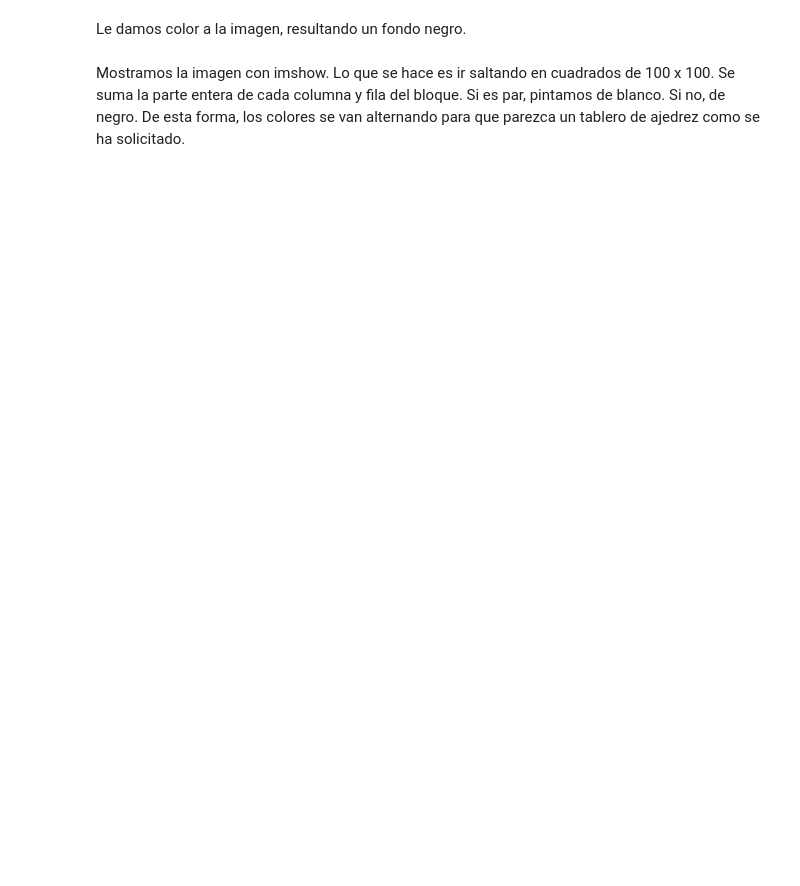
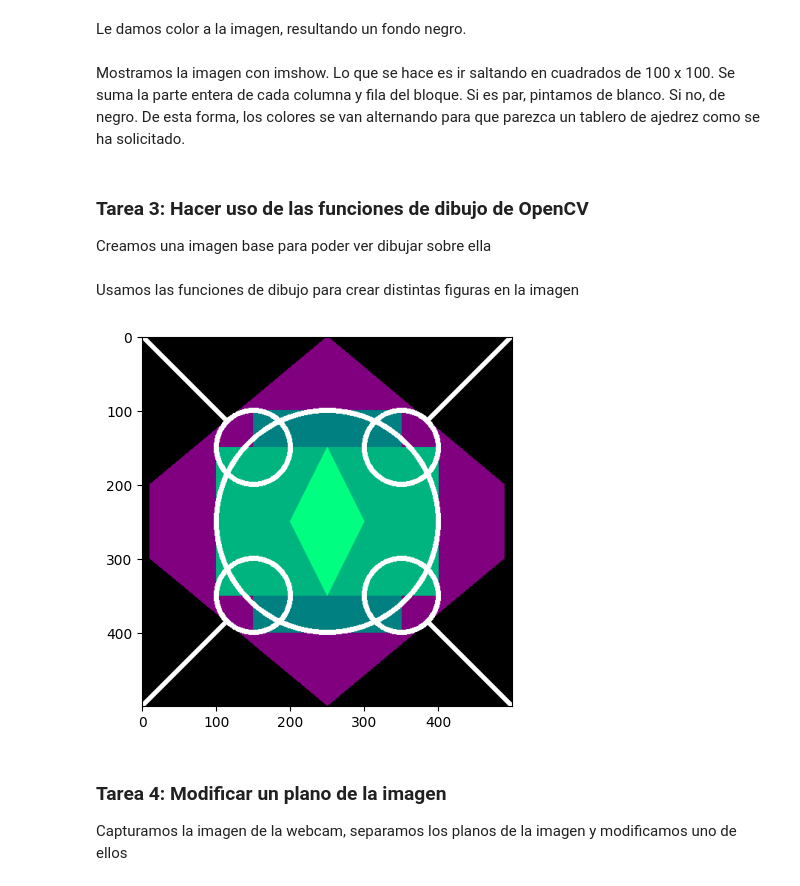
Before and after one commit to AllenHyun/VC_P1_LRM_MCV, a Jupyter notebook: Tareas.ipynb, the cells around one changed output. Cells and saved outputs as stored; diff of their text form; code cells hidden in the pictures; blank space fills up the shorter version.

Commit message:
Tareas 3, 4 y 6 (sin terminar)

```diff
--- a/Tareas.ipynb
+++ b/Tareas.ipynb
@@ -26,3 +27,44 @@ for x in range(0, ancho, 100):
 
 plt.imshow(black_img, cmap='gray')
 plt.show()
+# %% [markdown]
+### Tarea 3: Hacer uso de las funciones de dibujo de OpenCV
+Creamos una imagen base para poder ver dibujar sobre ella
+# %%
+size = 500
+base = np.zeros((size, size, 3), dtype = np.uint8)
+# %% [markdown]
+Usamos las funciones de dibujo para crear distintas figuras en la imagen
+# %%
+base = np.zeros((size, size, 3), dtype = np.uint8)
+# Línea diagonal de la esquina inferior izquierda a la superior derecha
+cv2.line(base, (0, size-1), (size-1, 0), (255, 255, 255), 5)
+# Linea diagonal de la esquina superior izquierda a la inferior derecha
+cv2.line(base, (0, 0), (size-1, size-1), (255, 255, 255), 5)
+# Polígono
+pts = np.array([[250, 0], [10, 200], [10, 300], [250, 499], [489, 300], [489, 200]], dtype=np.int32)  # Creamos el array de puntos
+pts = pts.reshape((-1, 1, 2))   # Convertimos el array al formato (nº vertices x 1 x 2)
+cv2.fillPoly(base, [pts], (128, 0, 128))
+# Rectángulo vertical
+cv2.rectangle(base, (150, 100), (350, 400), (0, 128, 128), -1)
+# Rectángulo horizontal
+cv2.rectangle(base, (100, 150), (400, 350), (0, 180, 128), -1)
+# Círculos
+cv2.circle(base, (250, 250), 150, (255, 255, 255), 5)
+cv2.circle(base, (150, 150), 50, (255, 255, 255), 5)
+cv2.circle(base, (350, 150), 50, (255, 255, 255), 5)
+cv2.circle(base, (350, 350), 50, (255, 255, 255), 5)
+cv2.circle(base, (150, 350), 50, (255, 255, 255), 5)
+
+pts = np.array([[250, 150], [200, 250], [250, 350], [300, 250]], dtype=np.int32)
+pts = pts.reshape((-1, 1, 2))
+cv2.fillPoly(base, [pts], (0, 255, 128))
+
+# Mostramos la imagen
+plt.imshow(base)
+plt.show()
+# %% [output]
+[figure, added]
+# %% [markdown]
+### Tarea 4: Modificar un plano de la imagen
+Capturamos la imagen de la webcam, separamos los planos de la imagen y modificamos uno de ellos
```
Also changed, not shown: parts of 4 cells of this notebook.
